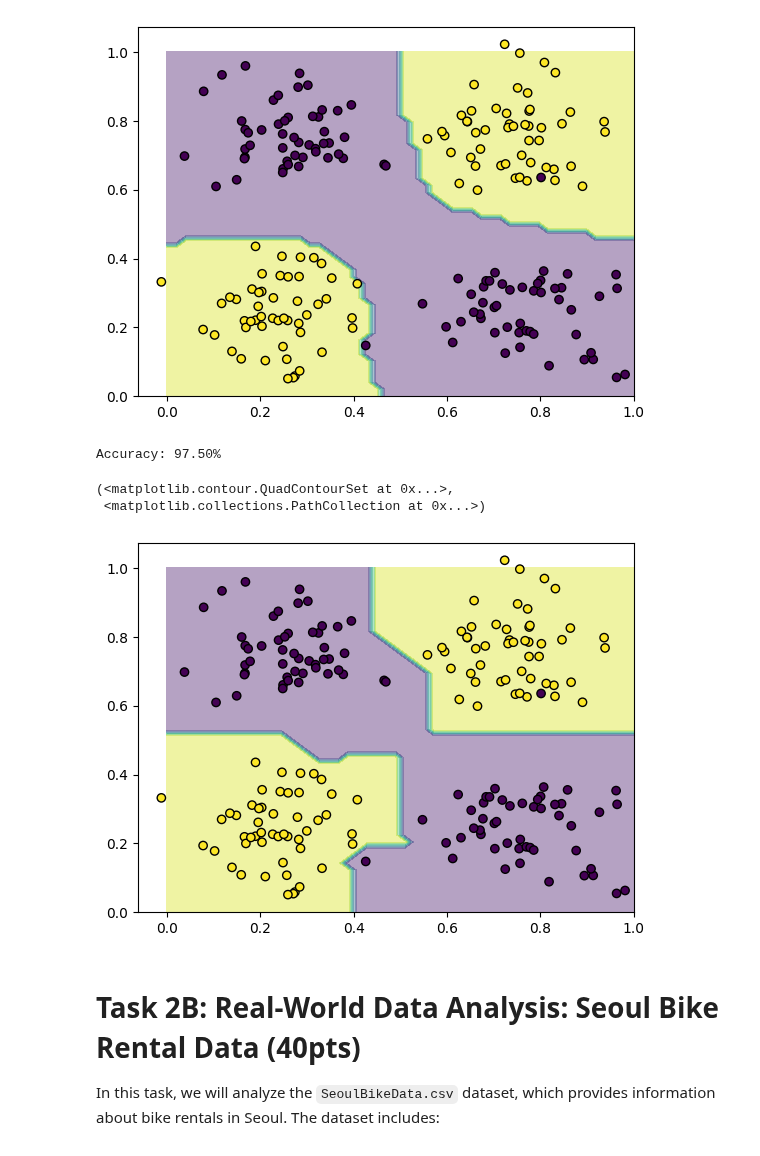
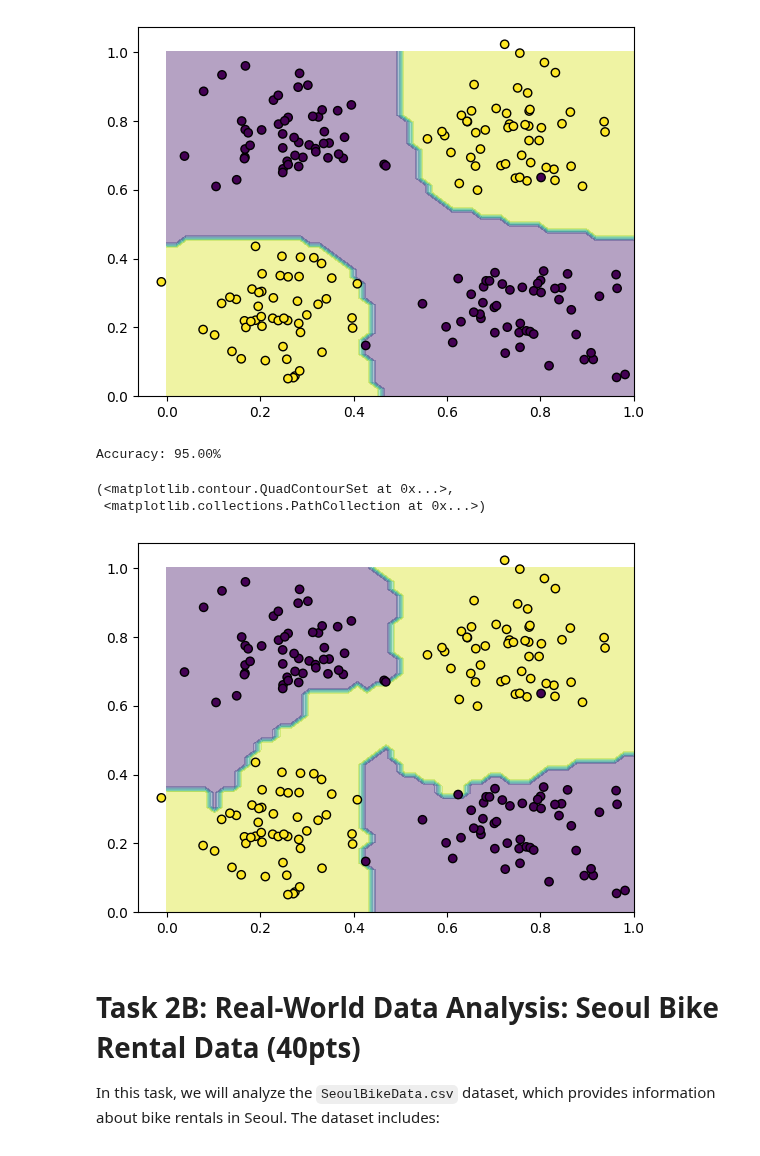
Before and after one commit to nickmvega/machine-learning, a Jupyter notebook: project_2/project2_src_vega_roth.ipynb, the cells around one changed output. Drawn from its saved outputs; the diff is of its cells as text; code cells hidden in the pictures.

```diff
--- a/project_2/project2_src_vega_roth.ipynb
+++ b/project_2/project2_src_vega_roth.ipynb
@@ -277,8 +277,7 @@ class LaplaceKernel:
     def __call__(self, x, y):
         #### TODO: YOUR CODE HERE
         norm = np.linalg.norm(x - y, ord=1)
-        denom = 2 * (self.sigma ** 2)
-        return np.exp(- norm / denom)
+        return np.exp(- norm / self.sigma)
 
 class KernelPerceptron(object):
     def __init__(self, kernel=PolynomialKernel(p = 1), T=1):
@@ -302,7 +301,7 @@ class KernelPerceptron(object):
 
         for _ in range(self.T):
             for i in range(n_samples):
-                if np.sign(np.sum(K[i, :] * self.alpha * y)) != y[i]:
+                if np.sign(np.sum(K[i,:]*self.alpha*y)) != y[i]:
                     self.alpha[i] += 1
 
     def project(self, X):
@@ -382,16 +381,16 @@ Accuracy: 97.50%
 # %%
 #### TODO: YOUR CODE HERE
 # perform regression with Laplace kernel
-model = KernelPerceptron(kernel=LaplaceKernel(sigma = 0.05), T=10)
+model = KernelPerceptron(kernel=LaplaceKernel(sigma = 5), T=10)
 model.fit(Xtrain, ytrain)
 ypred = model.predict(Xtest)
 print('Accuracy: %.2f%%' % (accuracy_score(ytest, ypred) * 100))
 plot_decision_bounday_kernel_perceptron(model)
 # %% [output]
-Accuracy: 97.50%
+Accuracy: 95.00%
 (<matplotlib.contour.QuadContourSet at 0x...>,
  <matplotlib.collections.PathCollection at 0x...>)
-[figure, old version]
+[figure, new version]
 # %% [markdown]
 # Task 2B: Real-World Data Analysis: Seoul Bike Rental Data (40pts)
 
```
Also changed, not shown: parts of 5 cells of this notebook, 1 other file.
